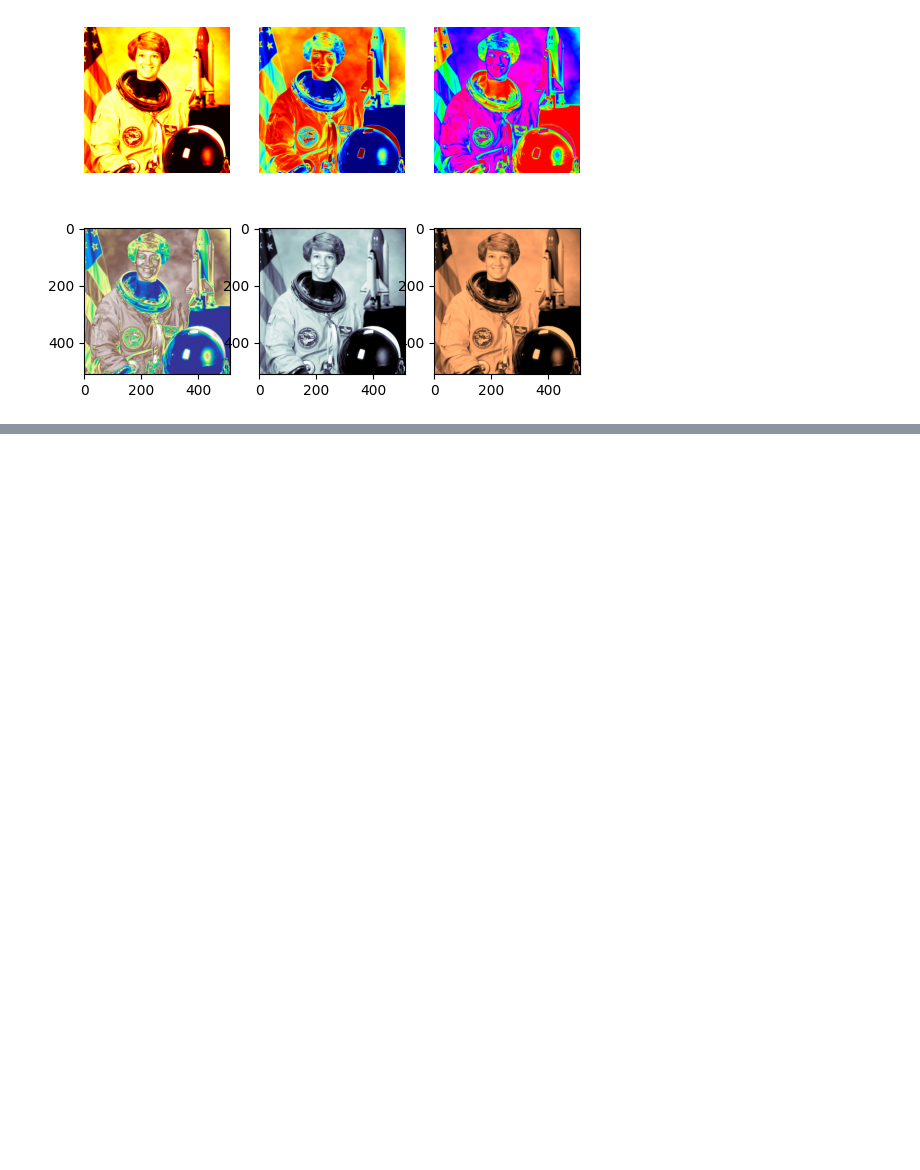
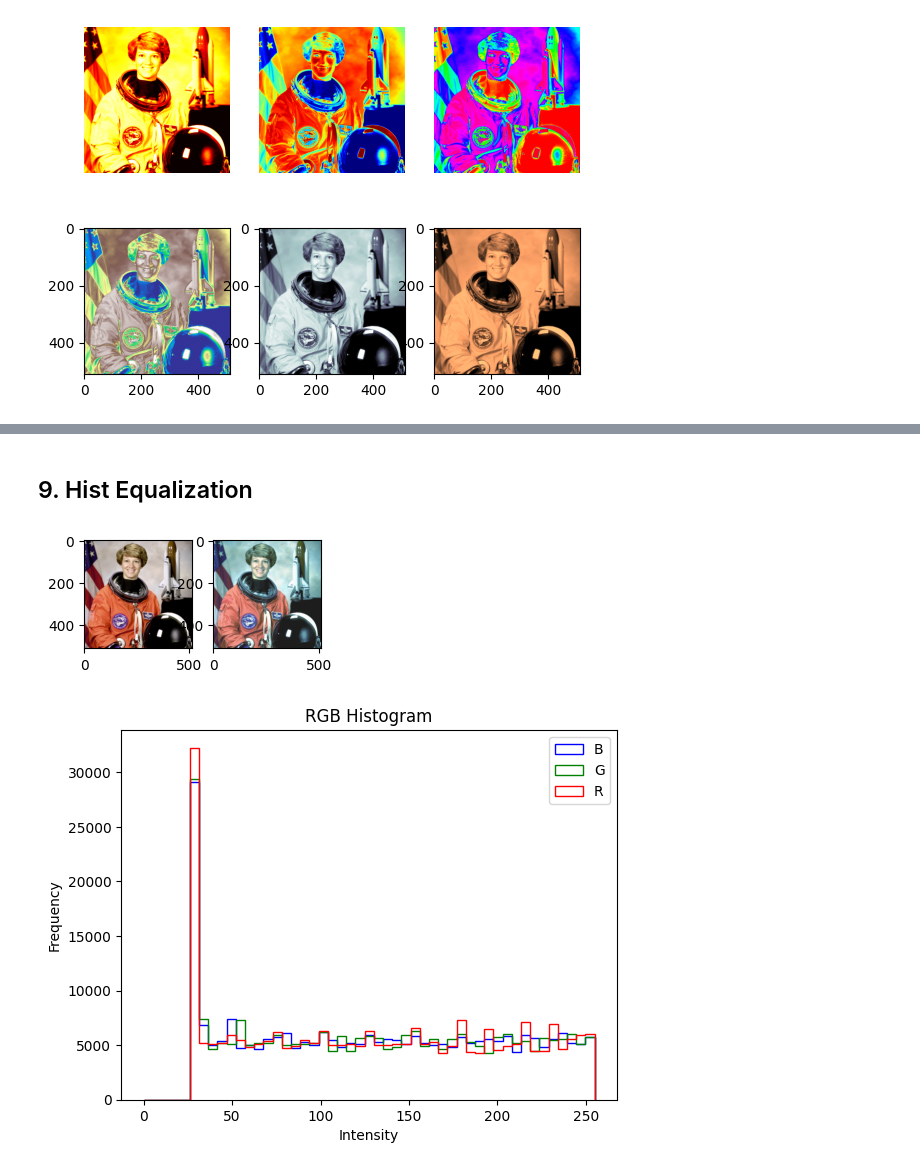
Before and after one commit to FauziThok/image-processing-csc8628, a Jupyter notebook: practical/practical_2.ipynb, the cells around one changed output, grey strips where cells are left out. Drawn from its saved outputs; the diff is of its cells as text; code cells hidden in the pictures; blank space fills up the shorter version.

```diff
--- a/practical/practical_2.ipynb
+++ b/practical/practical_2.ipynb
@@ -193,0 +256,28 @@ plt.show()
+# %% [markdown]
+## 9. Hist Equalization
+# %%
+img = data.astronaut()
+img_eq = img_as_float(img.copy())
+img_eq[:,:,0] = equalize_hist(img[:,:,0])
+img_eq[:,:,1] = equalize_hist(img[:,:,1])
+img_eq[:,:,2] = equalize_hist(img[:,:,2])
+img_eq = img_as_ubyte(img_eq)
+fig = plt.figure()
+ax = fig.add_subplot(1, 4, 1)
+p = plt.imshow(img)
+ax = fig.add_subplot(1, 4, 2)
+p = plt.imshow(img_eq)
+r = np.concatenate(img_eq[:,:,0])
+g = np.concatenate(img_eq[:,:,1])
+b = np.concatenate(img_eq[:,:,2])
+bins = np.linspace(0, 255, 50)
+fig = plt.figure()
+plt.hist([r, g, b], bins, label=['R', 'G', 'B'], color=['r', 'g', 'b'], histtype='step')
+plt.legend(loc='upper right')
+plt.title("RGB Histogram")
+plt.xlabel('Intensity')
+plt.ylabel('Frequency')
+plt.show()
+# %% [output]
+[figure, added]
+[figure, added]
```
Also changed, not shown: parts of 7 cells of this notebook, 1 other file.
